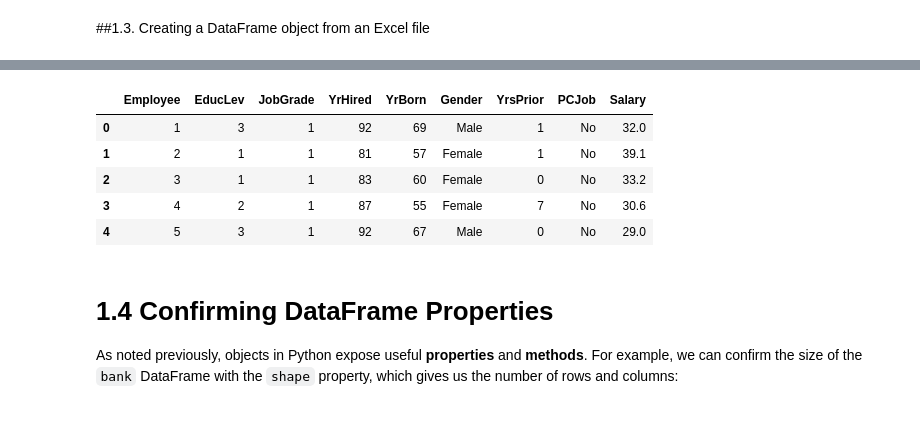
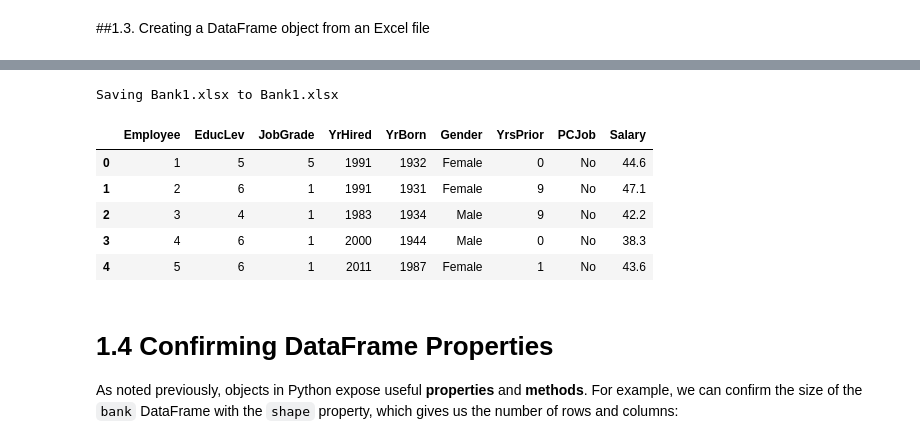
Before and after one commit to Aishaamalik/Data-Analysis-Intern, a Jupyter notebook: week_0.ipynb, the cells around one changed output, grey strips where cells are left out. Cells and saved outputs as stored; diff of their text form; code cells hidden in the pictures.

```diff
--- a/week_0.ipynb
+++ b/week_0.ipynb
@@ -47,7 +48,11 @@ Saving Bank.csv to Bank (1).csv
 # %% [markdown]
 ##1.3. Creating a DataFrame object from an Excel file
 # %%
+# Upload files from your local machine in Colab
+from google.colab import files
 
+uploaded = files.upload()
+# After uploading, you can read the CSV by its filename
 # Make sure you upload the Excel file first (same as CSV)
 bankxl = pd.read_excel('Bank1.xlsx')
 bankxl.head()
@@ -55,9 +61,10 @@ bankxl.head()
+Saving Bank1.xlsx to Bank1.xlsx
 |  | Employee | EducLev | JobGrade | YrHired | YrBorn | Gender | YrsPrior | PCJob | Salary |
-| 0 | 1 | 3 | 1 | 92 | 69 | Male | 1 | No | 32.0 |
-| 1 | 2 | 1 | 1 | 81 | 57 | Female | 1 | No | 39.1 |
-| 2 | 3 | 1 | 1 | 83 | 60 | Female | 0 | No | 33.2 |
-| 3 | 4 | 2 | 1 | 87 | 55 | Female | 7 | No | 30.6 |
-| 4 | 5 | 3 | 1 | 92 | 67 | Male | 0 | No | 29.0 |
+| 0 | 1 | 5 | 5 | 1991 | 1932 | Female | 0 | No | 44.6 |
+| 1 | 2 | 6 | 1 | 1991 | 1931 | Female | 9 | No | 47.1 |
+| 2 | 3 | 4 | 1 | 1983 | 1934 | Male | 9 | No | 42.2 |
+| 3 | 4 | 6 | 1 | 2000 | 1944 | Male | 0 | No | 38.3 |
+| 4 | 5 | 6 | 1 | 2011 | 1987 | Female | 1 | No | 43.6 |
 # %% [markdown]
 # 1.4 Confirming DataFrame Properties
 
```
Also changed, not shown: parts of 43 cells of this notebook.
